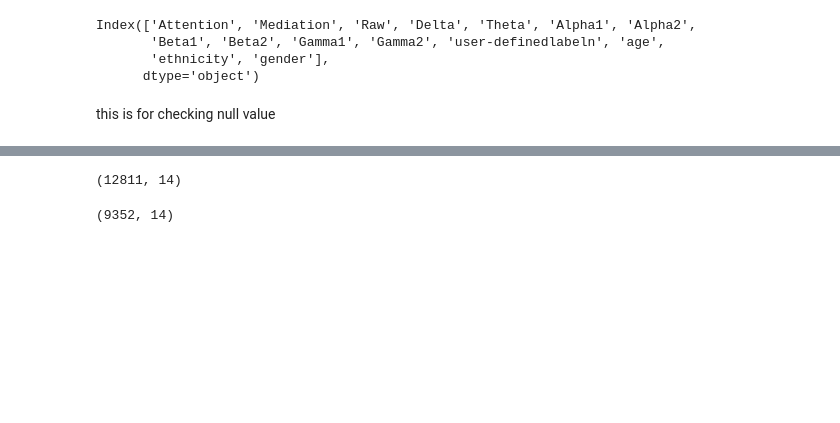
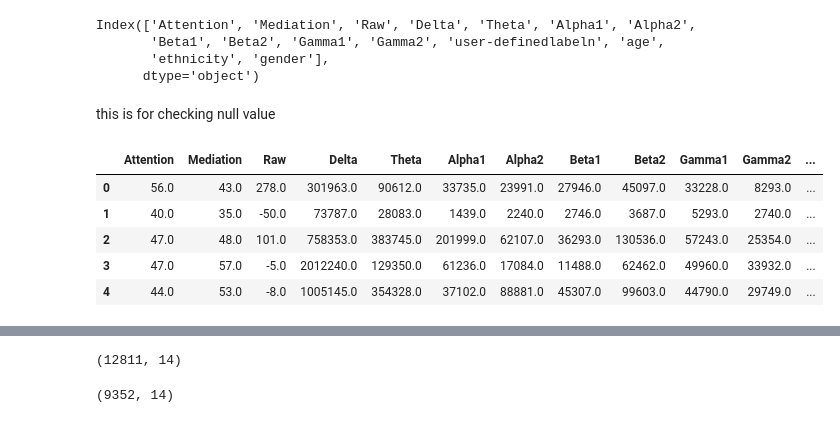
Before and after one commit to animeshmaiti/dyslexia-detection-eeg, a Jupyter notebook: eeg-analysis-svm.ipynb, the cells around one changed output, grey strips where cells are left out. Drawn from its saved outputs; the diff is of its cells as text; code cells hidden in the pictures; blank space fills up the shorter version.

```diff
--- a/eeg-analysis-svm.ipynb
+++ b/eeg-analysis-svm.ipynb
@@ -68,5 +68,13 @@ for col in df.columns:
         print(col)
 # %%
 top_fea=df.drop(['user-definedlabeln'],axis=1)
+top_fea.head()
+# %% [output]
+|  | Attention | Mediation | Raw | Delta | Theta | Alpha1 | Alpha2 | Beta1 | Beta2 | Gamma1 | Gamma2 | ... |
+| 0 | 56.0 | 43.0 | 278.0 | 301963.0 | 90612.0 | 33735.0 | 23991.0 | 27946.0 | 45097.0 | 33228.0 | 8293.0 | ... |
+| 1 | 40.0 | 35.0 | -50.0 | 73787.0 | 28083.0 | 1439.0 | 2240.0 | 2746.0 | 3687.0 | 5293.0 | 2740.0 | ... |
+| 2 | 47.0 | 48.0 | 101.0 | 758353.0 | 383745.0 | 201999.0 | 62107.0 | 36293.0 | 130536.0 | 57243.0 | 25354.0 | ... |
+| 3 | 47.0 | 57.0 | -5.0 | 2012240.0 | 129350.0 | 61236.0 | 17084.0 | 11488.0 | 62462.0 | 49960.0 | 33932.0 | ... |
+| 4 | 44.0 | 53.0 | -8.0 | 1005145.0 | 354328.0 | 37102.0 | 88881.0 | 45307.0 | 99603.0 | 44790.0 | 29749.0 | ... |
 # %%
 scaler = StandardScaler()
```
Also changed, not shown: parts of 1 cell of this notebook, 2 other files.
